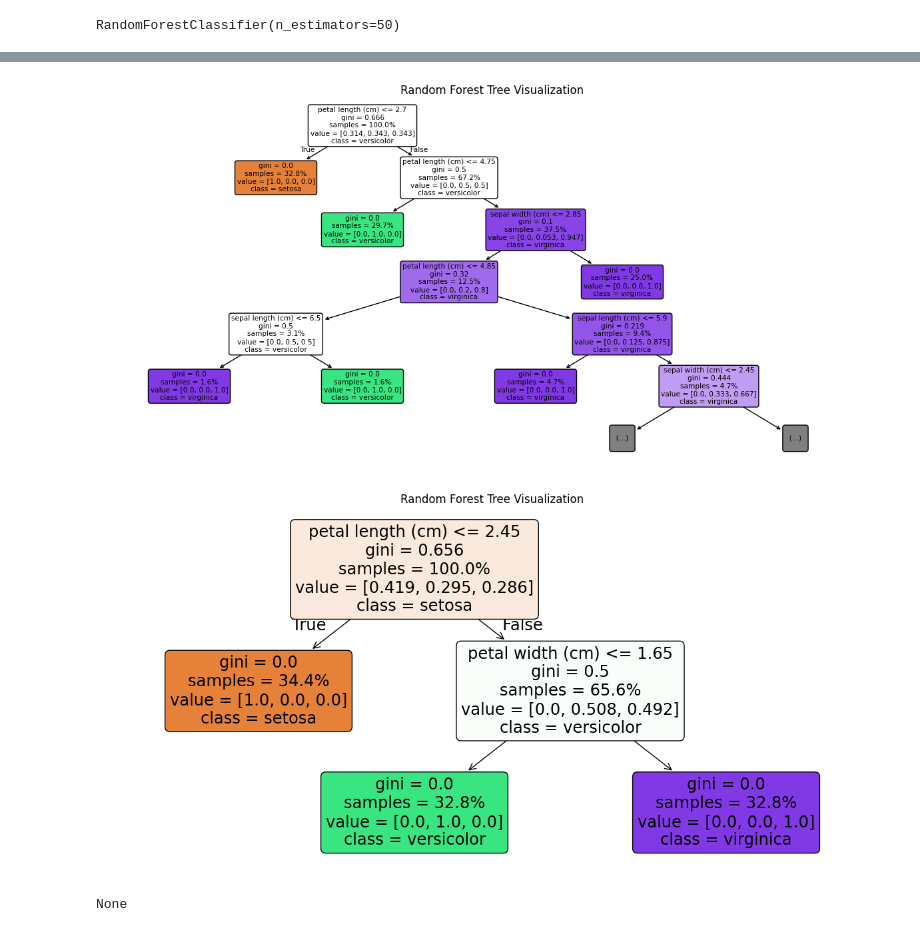
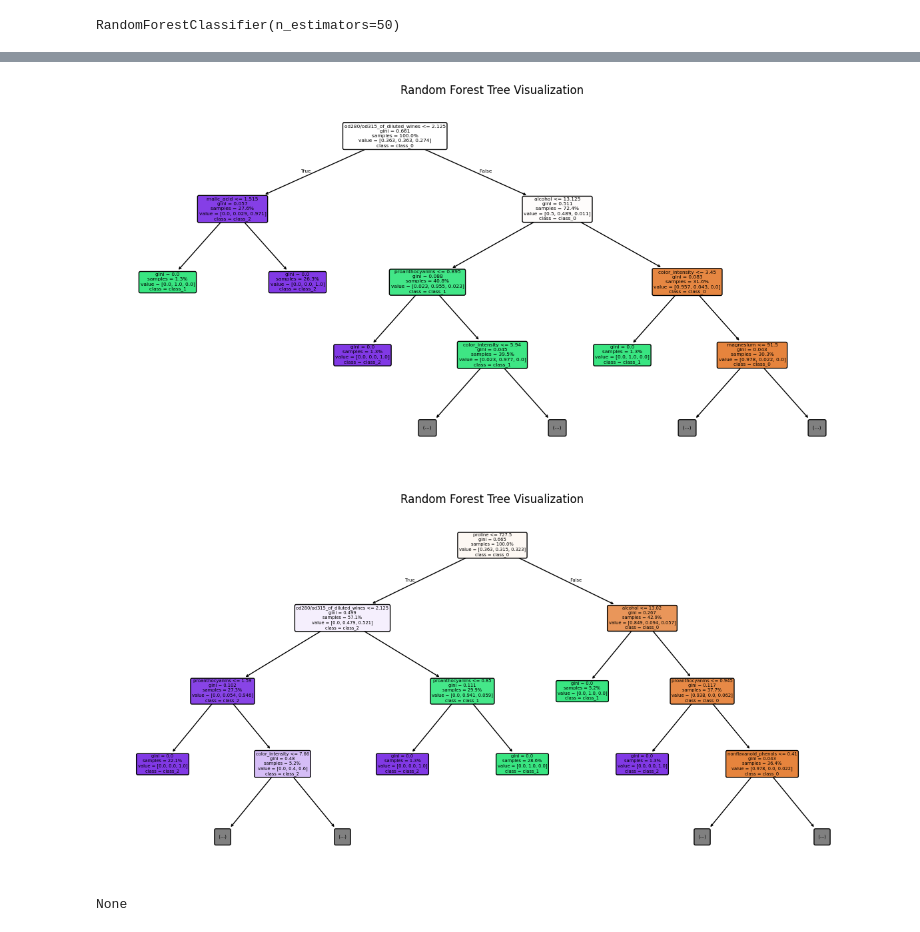
Before and after one commit to Mirjalol1909/Sun-iy-ong, a Jupyter notebook: III_6_DecisionTree_RF.ipynb, the cells around one changed output, grey strips where cells are left out. Drawn from its saved outputs; the diff is of its cells as text; code cells hidden in the pictures.

```diff
--- a/III_6_DecisionTree_RF.ipynb
+++ b/III_6_DecisionTree_RF.ipynb
@@ -9,7 +9,7 @@ from sklearn.metrics import classification_report, ConfusionMatrixDisplay, confu
 from sklearn.tree import plot_tree
 # %%
 # data loading
-data = load_iris()
+data = load_wine()
 X, y = data.data, data.target
 feature_names = data.feature_names
 class_names = data.target_names
@@ -64,7 +64,7 @@ plt.show()
 # %%
 # Trees visualization
 
-def visualize_forest_trees(forest, feature_names=feature_names, class_names=class_names, n=3, max_depth=5):
+def visualize_forest_trees(forest, feature_names=feature_names, class_names=class_names, n=3, max_depth=3):
   n = min(n, len(forest.estimators_))
   for i in range(n):
     estimator = forest.estimators_[i]
@@ -92,3 +92,3 @@ print(visualize_forest_trees(rf))
-[figure, old version]
+[figure, new version]
-[figure, old version]
+[figure, new version]
 None
```
Also changed, not shown: parts of 5 cells of this notebook.
